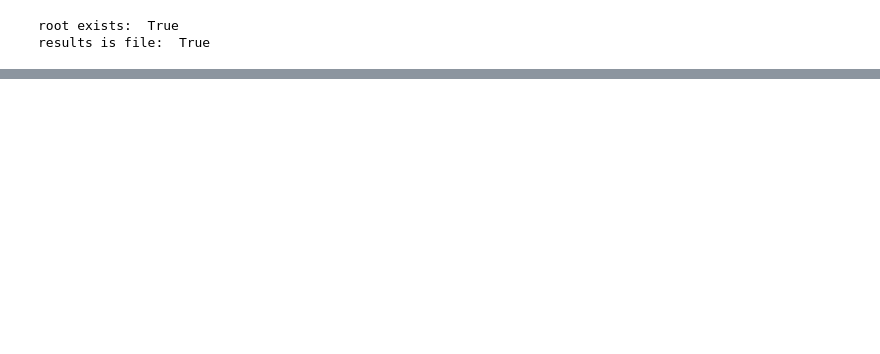
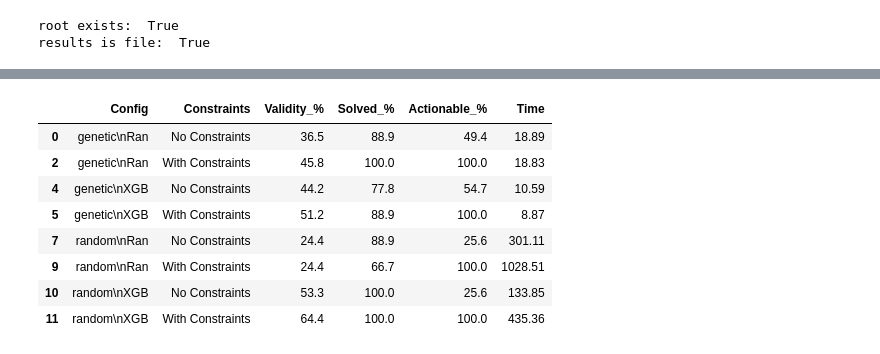
Before and after one commit to Dyretna/cf_bench, a Jupyter notebook: notebooks/analysis/gen_1_results.ipynb, the cells around one changed output, grey strips where cells are left out. Drawn from its saved outputs; the diff is of its cells as text; code cells hidden in the pictures; blank space fills up the shorter version.

Commit message:
ADDED: "actionable_%" column in results summary. Completed results plot in analysis notebook.

```diff
--- a/notebooks/analysis/gen_1_results.ipynb
+++ b/notebooks/analysis/gen_1_results.ipynb
@@ -132,23 +58,0 @@ plt.show()
-# %%
-import seaborn as sns
-import matplotlib as mpl
-import matplotlib.pyplot as plt
-
-sns.set_theme(style="ticks")
-
-diamonds = sns.load_dataset("diamonds")
-
-f, ax = plt.subplots(figsize=(7, 5))
-sns.despine(f)
-
-sns.histplot(
-    diamonds,
-    x="price", hue="cut",
-    multiple="stack",
-    palette="light:m_r",
-    edgecolor=".3",
-    linewidth=.5,
-    log_scale=True,
-)
-ax.xaxis.set_major_formatter(mpl.ticker.ScalarFormatter())
-ax.set_xticks([500, 1000, 2000, 5000, 10000])
@@ -198,0 +66,2 @@ grid.fig.tight_layout(w_pad=1)
+# %%
+df_highthres = df[df["stopping_threshold"] == 0.9].copy()
@@ -198,0 +81,30 @@ grid.fig.tight_layout(w_pad=1)
+# %%
+# Prepare data for visualization
+# Convert percentage strings to floats (remove % sign first)
+df_highthres["Validity_%"] = df_highthres["validity_%"].str.rstrip('%').astype(float)
+df_highthres["Solved_%"] = df_highthres["solved_%"].str.rstrip('%').astype(float)
+df_highthres["Actionable_%"] = df_highthres["actionable_%"].str.rstrip('%').astype(float)
+df_highthres["Time"] = df_highthres["total_gen_time_sec"]
+
+# Create labels
+df_highthres["Explainer"] = df_highthres["explainer_type"]
+df_highthres["Model"] = df_highthres["ml_model_type"]
+df_highthres["Constraints"] = df_highthres["use_permitted_range"].map({True: "With Constraints", False: "No Constraints"})
+
+# Create a categorical variable for x-axis ordering
+df_highthres["Config"] = df_highthres.apply(
+    lambda row: f"{row['Explainer']}\n{row['Model'][:3]}",
+    axis=1
+)
+
+df_highthres[["Config", "Constraints", "Validity_%", "Solved_%", "Actionable_%", "Time"]].head(8)
+# %% [output]
+|  | Config | Constraints | Validity_% | Solved_% | Actionable_% | Time |
+| 0 | genetic\nRan | No Constraints | 36.5 | 88.9 | 49.4 | 18.89 |
+| 2 | genetic\nRan | With Constraints | 45.8 | 100.0 | 100.0 | 18.83 |
+| 4 | genetic\nXGB | No Constraints | 44.2 | 77.8 | 54.7 | 10.59 |
+| 5 | genetic\nXGB | With Constraints | 51.2 | 88.9 | 100.0 | 8.87 |
+| 7 | random\nRan | No Constraints | 24.4 | 88.9 | 25.6 | 301.11 |
+| 9 | random\nRan | With Constraints | 24.4 | 66.7 | 100.0 | 1028.51 |
+| 10 | random\nXGB | No Constraints | 53.3 | 100.0 | 25.6 | 133.85 |
+| 11 | random\nXGB | With Constraints | 64.4 | 100.0 | 100.0 | 435.36 |
```
Also changed, not shown: parts of 21 cells of this notebook, 5 other files.
